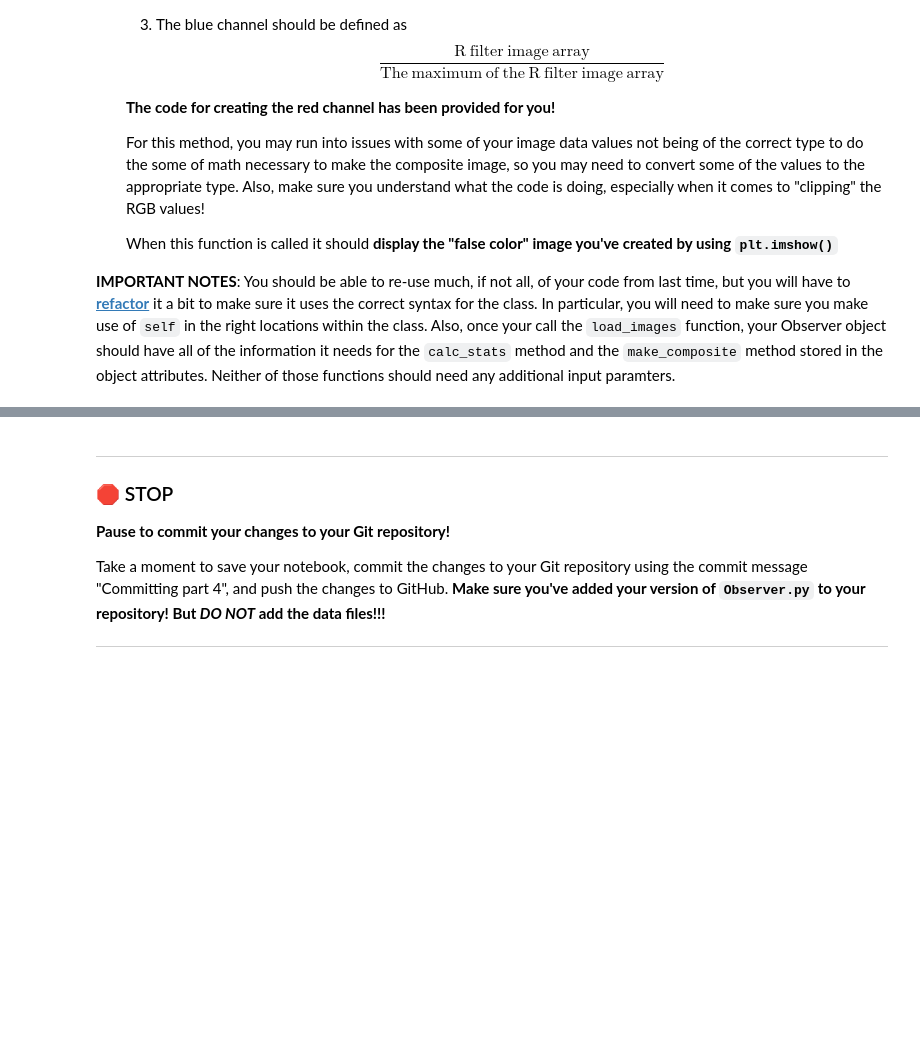
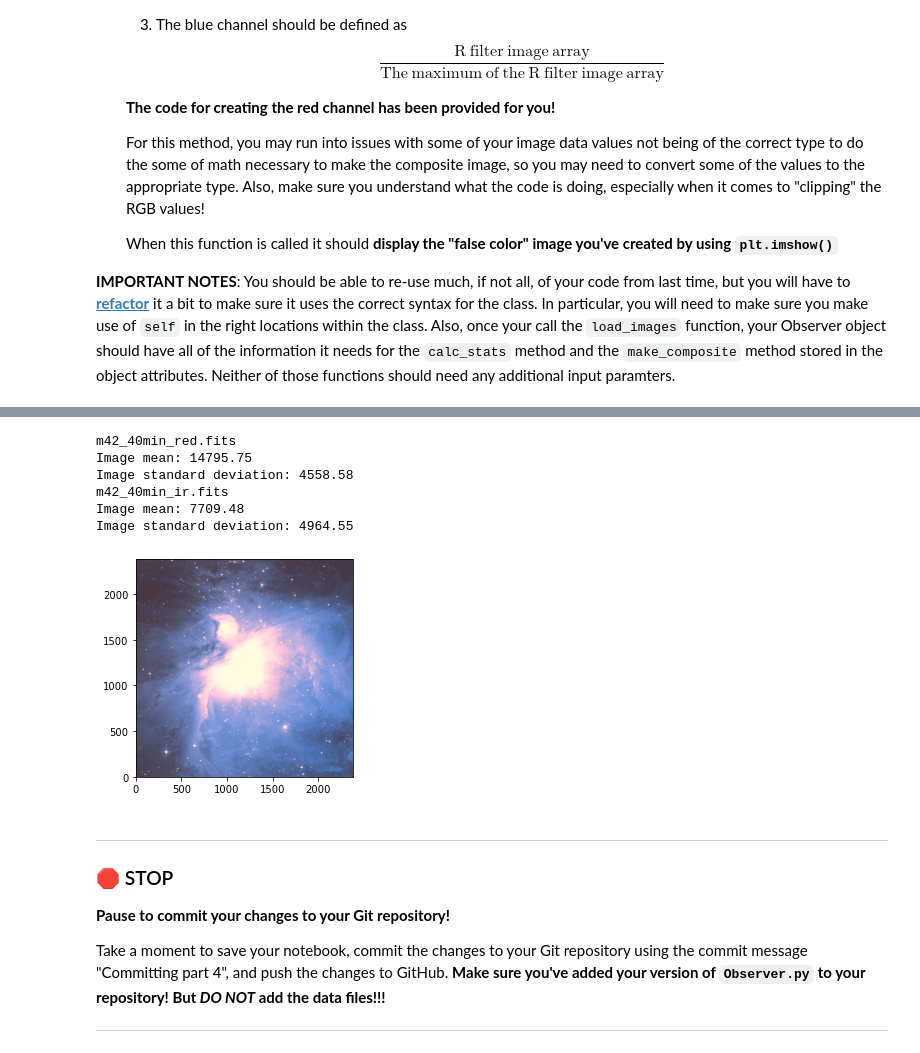
Before and after one commit to patelta2/cmse202-s21-turnin, a Jupyter notebook: hw-02/HW-02_PandasReviewAndPythonObjects-TanmayPatel.ipynb, the cells around one changed output, grey strips where cells are left out. Cells and saved outputs as stored; diff of their text form; code cells hidden in the pictures; blank space fills up the shorter version.

```diff
--- a/hw-02/HW-02_PandasReviewAndPythonObjects-TanmayPatel.ipynb
+++ b/hw-02/HW-02_PandasReviewAndPythonObjects-TanmayPatel.ipynb
@@ -391,11 +391,34 @@ If you need the data files again, you can get them here:
 # %%
 # The magic commands below tells Jupyter Notebook to automatically load classes and methods from external files
 # in case they have changed from last load time;
 # This is useful in case you're editing and trying to debug your script and you should leave them here.
 %reload_ext autoreload
 %autoreload 2
 
 # Put your code here
+#Import Observer from Observer.py
+from Observer import Observer
+
+#save file names
+red_fit = "m42_40min_red.fits"
+ir_fit = "m42_40min_ir.fits"
+
+
+Image = Observer(red_fit,ir_fit)
+
+images_dict = Image.load_images()
+
+Image.calc_stats()
+
+Image.make_composite()
+# %% [output]
+m42_40min_red.fits
+Image mean: 14795.75
+Image standard deviation: 4558.58
+m42_40min_ir.fits
+Image mean: 7709.48
+Image standard deviation: 4964.55
+[figure, added]
 # %% [markdown]
 ---
 ### &#128721; STOP
```
Also changed, not shown: parts of 4 cells of this notebook.
